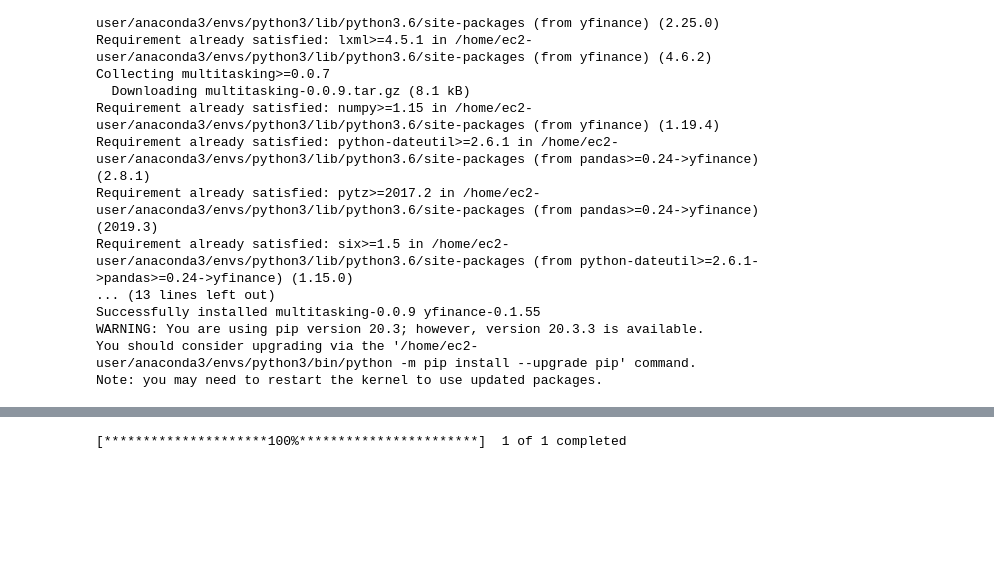
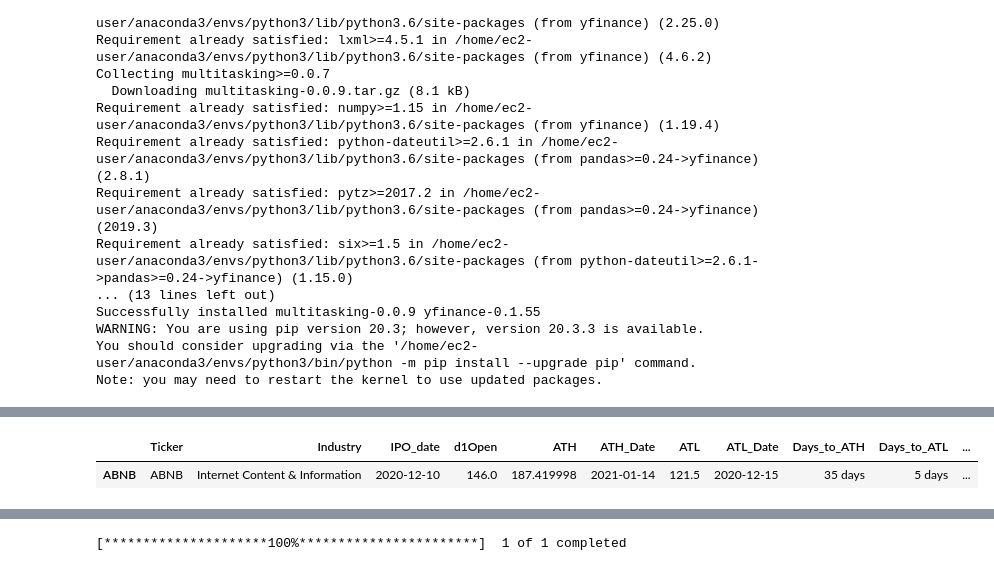
Before and after one commit to samlani03/SA-repo, a Jupyter notebook: YFinance Testing.ipynb, the cells around one changed output, grey strips where cells are left out. Cells and saved outputs as stored; diff of their text form; code cells hidden in the pictures; blank space fills up the shorter version.

```diff
--- a/YFinance Testing.ipynb
+++ b/YFinance Testing.ipynb
@@ -29,0 +155,5 @@ PSTH=yf.Ticker('psth')
+# %%
+df[df['Ticker']=='ABNB']
+# %% [output]
+|  | Ticker | Industry | IPO_date | d1Open | ATH | ATH_Date | ATL | ATL_Date | Days_to_ATH | Days_to_ATL | ... |
+| ABNB | ABNB | Internet Content & Information | 2020-12-10 | 146.0 | 187.419998 | 2021-01-14 | 121.5 | 2020-12-15 | 35 days | 5 days | ... |
```
Also changed, not shown: parts of 33 cells of this notebook, 2 other files.
